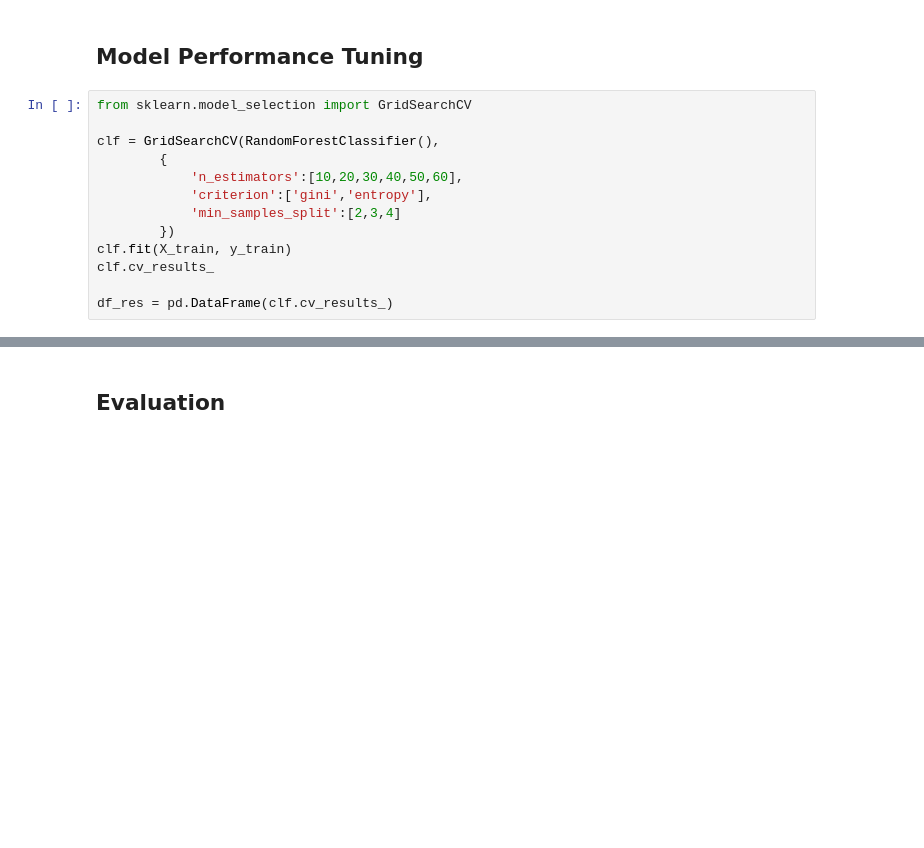
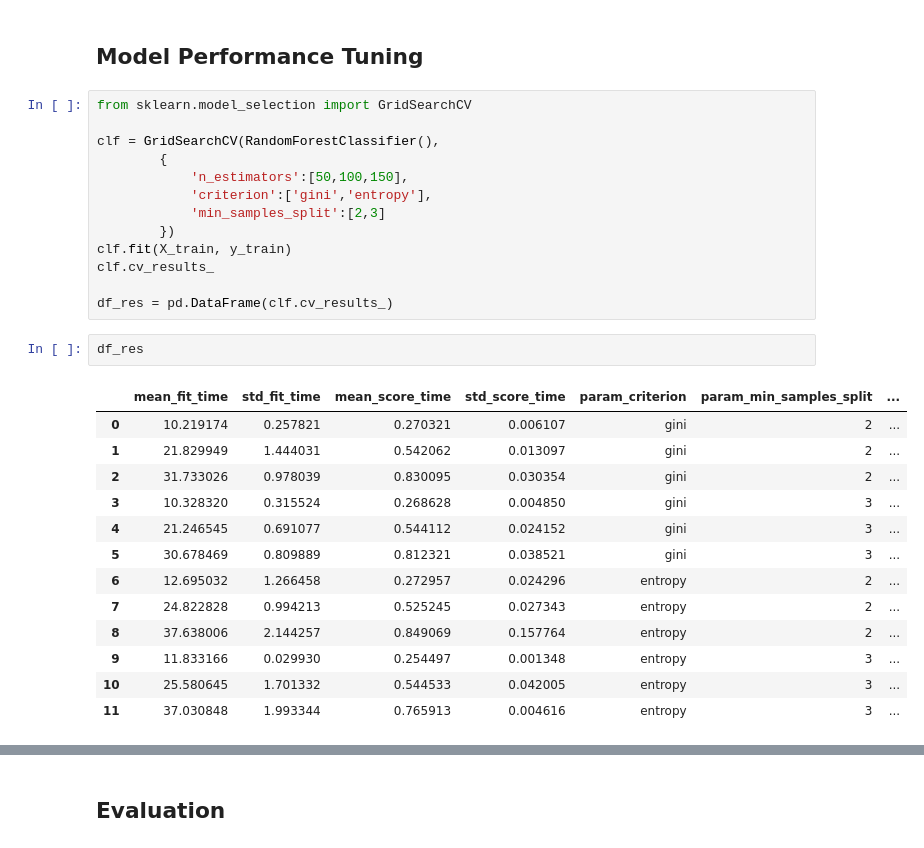
Before and after one commit to PramodMunaweera/MLFoundations-Capstone-Rainfall-Prediction, a Jupyter notebook: Model.ipynb, the cells around one changed output, grey strips where cells are left out. Cells and saved outputs as stored; diff of their text form; blank space fills up the shorter version.

```diff
--- a/Model.ipynb
+++ b/Model.ipynb
@@ -111,11 +125,27 @@ from sklearn.model_selection import GridSearchCV
 
 clf = GridSearchCV(RandomForestClassifier(),
         {
-            'n_estimators':[10,20,30,40,50,60],
+            'n_estimators':[50,100,150],
             'criterion':['gini','entropy'],
-            'min_samples_split':[2,3,4]
+            'min_samples_split':[2,3]
         })
 clf.fit(X_train, y_train)
 clf.cv_results_
 
 df_res = pd.DataFrame(clf.cv_results_)
+# %%
+df_res
+# %% [output]
+|  | mean_fit_time | std_fit_time | mean_score_time | std_score_time | param_criterion | param_min_samples_split | ... |
+| 0 | 10.219174 | 0.257821 | 0.270321 | 0.006107 | gini | 2 | ... |
+| 1 | 21.829949 | 1.444031 | 0.542062 | 0.013097 | gini | 2 | ... |
+| 2 | 31.733026 | 0.978039 | 0.830095 | 0.030354 | gini | 2 | ... |
+| 3 | 10.328320 | 0.315524 | 0.268628 | 0.004850 | gini | 3 | ... |
+| 4 | 21.246545 | 0.691077 | 0.544112 | 0.024152 | gini | 3 | ... |
+| 5 | 30.678469 | 0.809889 | 0.812321 | 0.038521 | gini | 3 | ... |
+| 6 | 12.695032 | 1.266458 | 0.272957 | 0.024296 | entropy | 2 | ... |
+| 7 | 24.822828 | 0.994213 | 0.525245 | 0.027343 | entropy | 2 | ... |
+| 8 | 37.638006 | 2.144257 | 0.849069 | 0.157764 | entropy | 2 | ... |
+| 9 | 11.833166 | 0.029930 | 0.254497 | 0.001348 | entropy | 3 | ... |
+| 10 | 25.580645 | 1.701332 | 0.544533 | 0.042005 | entropy | 3 | ... |
+| 11 | 37.030848 | 1.993344 | 0.765913 | 0.004616 | entropy | 3 | ... |
```
Also changed, not shown: parts of 3 cells of this notebook.
